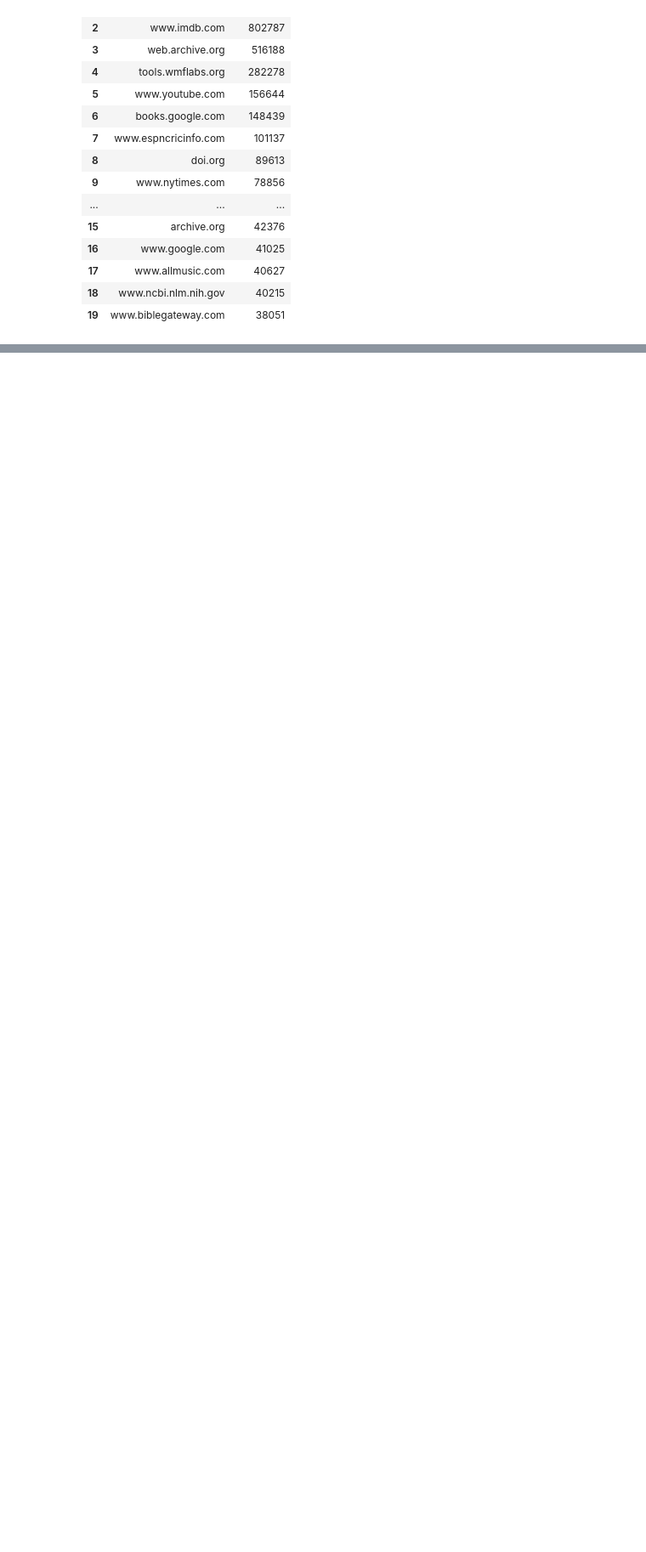
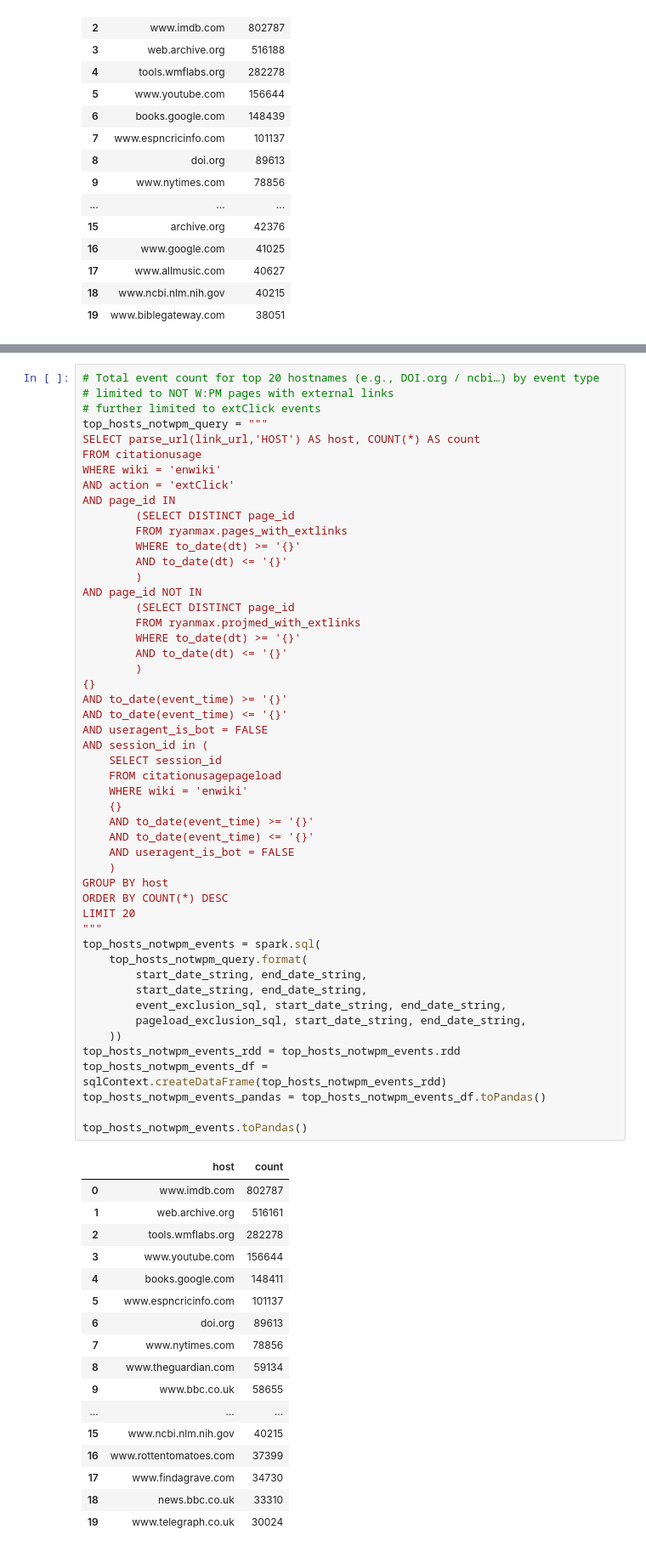
Before and after one commit to elifesciences-publications/wiki-citation-usage, a Jupyter notebook: top-20-hostnames-anonymizedData.ipynb, the cells around one changed output, grey strips where cells are left out. Shown at 85% size. Drawn from its saved outputs; the diff is of its cells as text; blank space fills up the shorter version.

```diff
--- a/top-20-hostnames-anonymizedData.ipynb
+++ b/top-20-hostnames-anonymizedData.ipynb
@@ -189,0 +316,68 @@ top_hosts_notwpm_events.toPandas()
+# %%
+# Total event count for top 20 hostnames (e.g., DOI.org / ncbi…) by event type
+# limited to NOT W:PM pages with external links
+# further limited to extClick events
+top_hosts_notwpm_query = """
+SELECT parse_url(link_url,'HOST') AS host, COUNT(*) AS count
+FROM citationusage
+WHERE wiki = 'enwiki'
+AND action = 'extClick'
+AND page_id IN
+        (SELECT DISTINCT page_id
+        FROM ryanmax.pages_with_extlinks
+        WHERE to_date(dt) >= '{}'
+        AND to_date(dt) <= '{}'
+        )
+AND page_id NOT IN
+        (SELECT DISTINCT page_id
+        FROM ryanmax.projmed_with_extlinks
+        WHERE to_date(dt) >= '{}'
+        AND to_date(dt) <= '{}'
+        )
+{}
+AND to_date(event_time) >= '{}'
+AND to_date(event_time) <= '{}'
+AND useragent_is_bot = FALSE
+AND session_id in (
+    SELECT session_id
+    FROM citationusagepageload
+    WHERE wiki = 'enwiki'
+    {}
+    AND to_date(event_time) >= '{}'
+    AND to_date(event_time) <= '{}'
+    AND useragent_is_bot = FALSE
+    )
+GROUP BY host
+ORDER BY COUNT(*) DESC
+LIMIT 20
+"""
+top_hosts_notwpm_events = spark.sql(
+    top_hosts_notwpm_query.format(
+        start_date_string, end_date_string,
+        start_date_string, end_date_string,
+        event_exclusion_sql, start_date_string, end_date_string,
+        pageload_exclusion_sql, start_date_string, end_date_string,
+    ))
+top_hosts_notwpm_events_rdd = top_hosts_notwpm_events.rdd
+top_hosts_notwpm_events_df = sqlContext.createDataFrame(top_hosts_notwpm_events_rdd)
+top_hosts_notwpm_events_pandas = top_hosts_notwpm_events_df.toPandas()
+
+top_hosts_notwpm_events.toPandas()
+# %% [output]
+|  | host | count |
+| 0 | www.imdb.com | 802787 |
+| 1 | web.archive.org | 516161 |
+| 2 | tools.wmflabs.org | 282278 |
+| 3 | www.youtube.com | 156644 |
+| 4 | books.google.com | 148411 |
+| 5 | www.espncricinfo.com | 101137 |
+| 6 | doi.org | 89613 |
+| 7 | www.nytimes.com | 78856 |
+| 8 | www.theguardian.com | 59134 |
+| 9 | www.bbc.co.uk | 58655 |
+| ... | ... | ... |
+| 15 | www.ncbi.nlm.nih.gov | 40215 |
+| 16 | www.rottentomatoes.com | 37399 |
+| 17 | www.findagrave.com | 34730 |
+| 18 | news.bbc.co.uk | 33310 |
+| 19 | www.telegraph.co.uk | 30024 |
```
Also changed, not shown: parts of 14 cells of this notebook.
